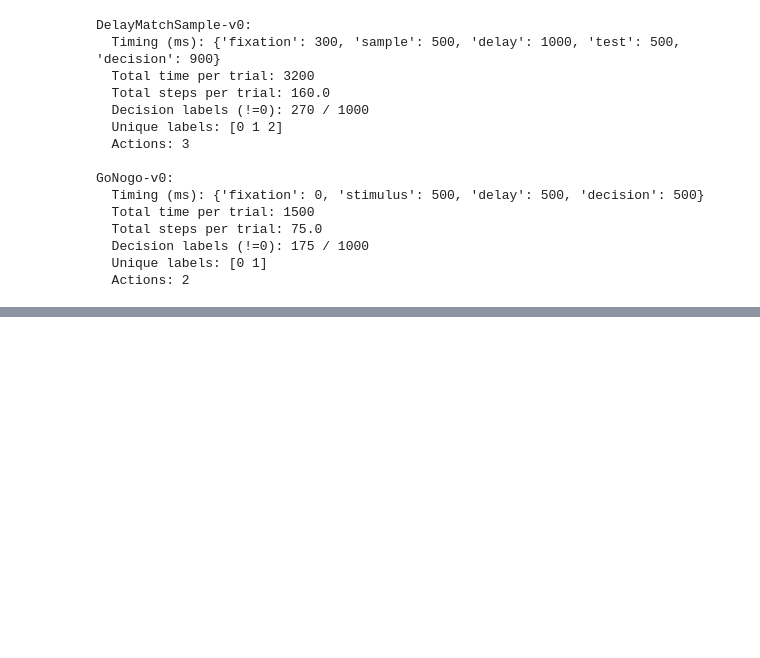
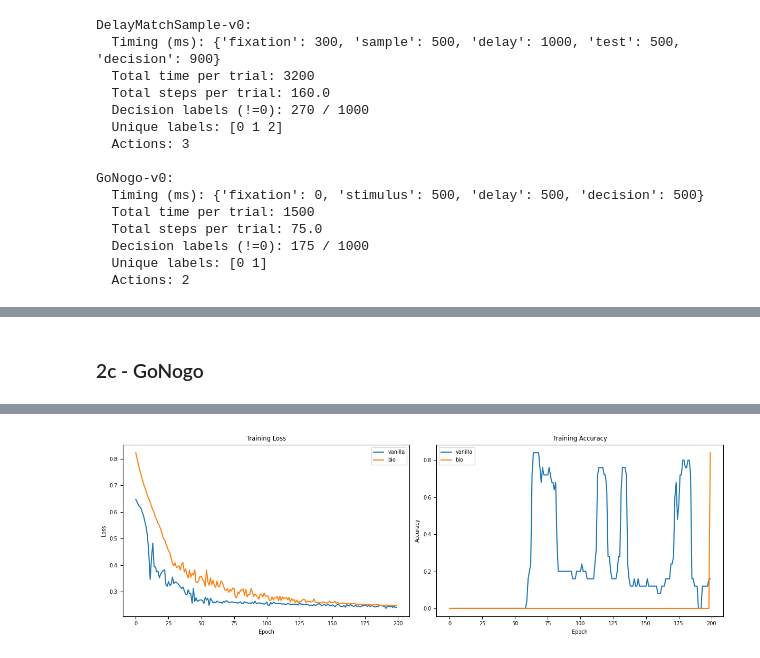
Before and after one commit to nam-ngh/neuro-AI, a Jupyter notebook: main.ipynb, the cells around one changed output, grey strips where cells are left out. Drawn from its saved outputs; the diff is of its cells as text; code cells hidden in the pictures; blank space fills up the shorter version.

```diff
--- a/main.ipynb
+++ b/main.ipynb
@@ -185,0 +136,11 @@ plot_hidden_comparison(dms, r_excitatory=0.8)
+# %% [markdown]
+### 2c - GoNogo
+# %%
+gng = Experiment(TASKS[1], dt=cfg.DT, device=cfg.DEVICE) \
+    .compare(
+        models_configs=[cfg.RNN_VANILLA, cfg.RNN_BIO],
+        train_configs=cfg.GNG_TRAINING_CONFIGS
+    ) \
+    .summary() \
+    .plot()
+# %% [output]
@@ -185,0 +164 @@ plot_hidden_comparison(dms, r_excitatory=0.8)
+[figure, added]
```
Also changed, not shown: parts of 10 cells of this notebook, 2 other files.
